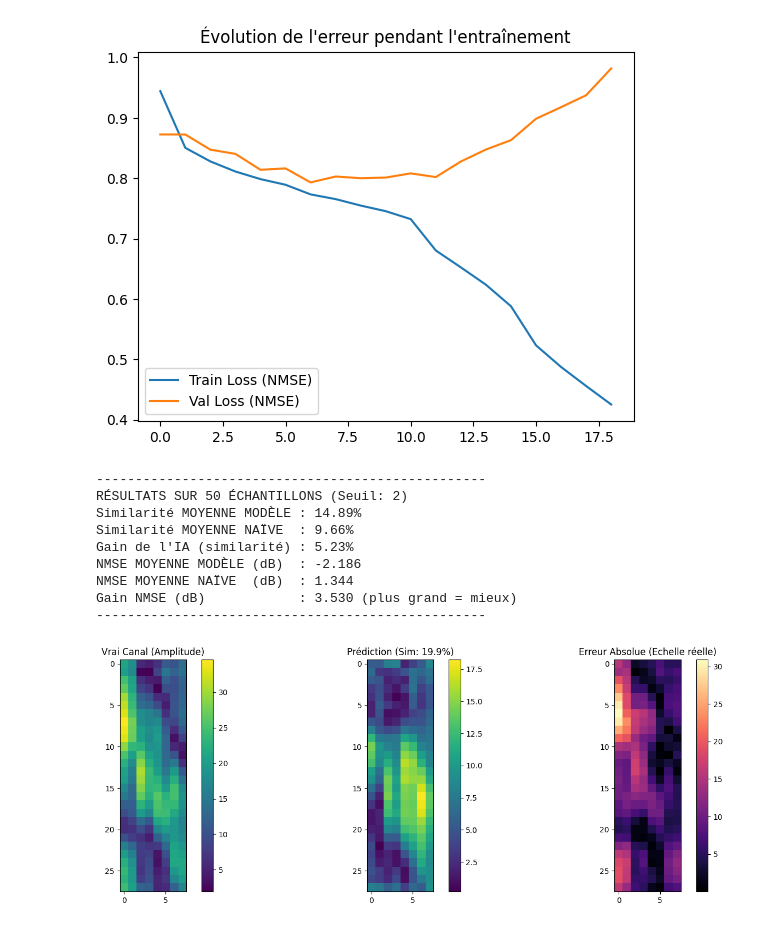
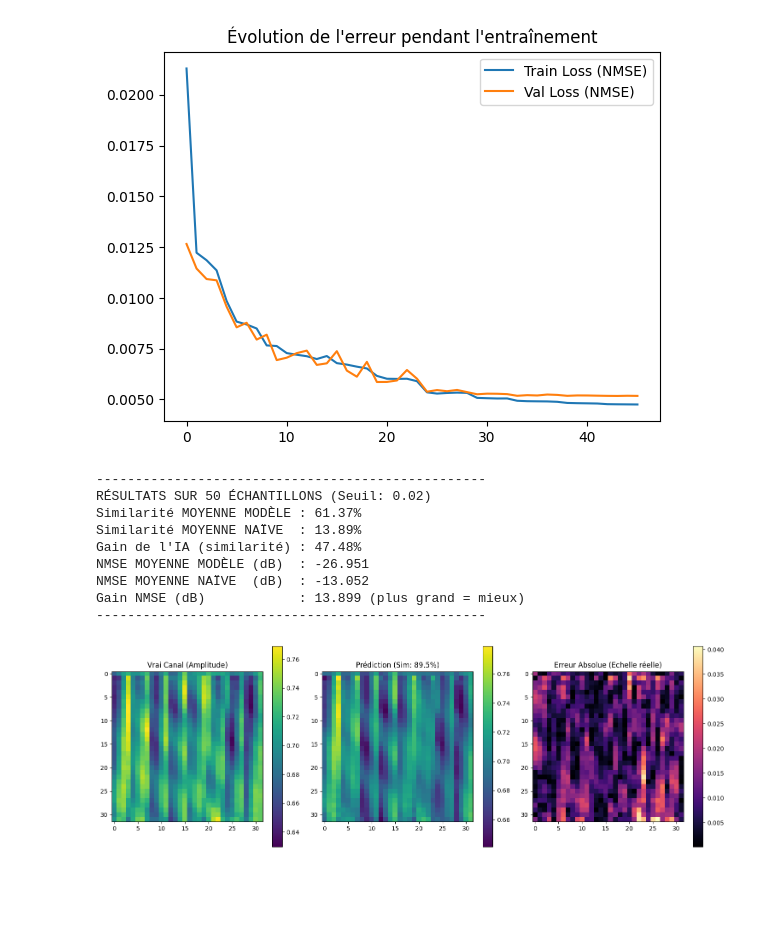
Before and after one commit to Styleflo/NokiaCSIprediction, a Jupyter notebook: model_training/CSI_DiU_Backbone_Prediction.ipynb, the cells around one changed output. Saved outputs shown, nothing was run; the diff lists cells and outputs as text; code cells hidden in the pictures; blank space fills up the shorter version.

```diff
--- a/model_training/CSI_DiU_Backbone_Prediction.ipynb
+++ b/model_training/CSI_DiU_Backbone_Prediction.ipynb
@@ -102,6 +102,6 @@ Channel stats (X_train_scaled):
 # %%
 def build_model_DiU_Backbone(seq_length=10):
-    inputs = layers.Input(shape=(seq_length, 28, 8, 2))
+    inputs = layers.Input(shape=(seq_length, 32, 32, 2))
 
     # 1. Temporal Encoder: ConvLSTM exactly as described for DiU backbone
     # 128 channels, 3x3 spatial kernel.
@@ -240,7 +244,7 @@ plt.title('Évolution de l\'erreur pendant l\'entraînement')
 plt.legend()
 plt.show()
 # %% [output]
-[figure, old version]
+[figure, new version]
 # %%
 def evaluate_results(model, X_test_scaled, X_test_real, Y_test_real, mean, std, num_samples=100, tolerance=2):
     # 1. Prédire sur les données normalisées
@@ -296,44 +300,47 @@ def evaluate_results(model, X_test_scaled, X_test_real, Y_test_real, mean, std,
     print("-" * 50)
 
     # --- Visualisation du dernier échantillon ---
     idx = num_samples - 1
     true_amp = np.sqrt(Y_test_real[idx, ..., 0]**2 + Y_test_real[idx, ..., 1]**2)
     pred_amp = np.sqrt(preds_real[idx, ..., 0]**2 + preds_real[idx, ..., 1]**2)
 
+    v_min = min(true_amp.min(), pred_amp.min())
+    v_max = max(true_amp.max(), pred_amp.max())
+
     plt.figure(figsize=(15, 5))
 
     plt.subplot(1, 3, 1)
     plt.title("Vrai Canal (Amplitude)")
-    plt.imshow(true_amp, cmap='viridis')
+    im1= plt.imshow(true_amp, cmap='viridis', vmin=v_min, vmax=v_max)
     plt.colorbar()
 
     plt.subplot(1, 3, 2)
     plt.title(f"Prédiction (Sim: {similarities_model[-1]:.1f}%)")
-    plt.imshow(pred_amp, cmap='viridis')
+    im2= plt.imshow(pred_amp, cmap='viridis', vmin=v_min, vmax=v_max)
     plt.colorbar()
 
     plt.subplot(1, 3, 3)
     plt.title("Erreur Absolue (Echelle réelle)")
     plt.imshow(np.abs(true_amp - pred_amp), cmap='magma')
     plt.colorbar()
 
     plt.tight_layout()
     plt.show()
 
     return preds_real
 
-pred = evaluate_results(model, X_test_scaled, X_test, Y_test, mean, std, num_samples=50, tolerance=2)
+pred = evaluate_results(model, X_test_scaled, X_test, Y_test, mean, std, num_samples=50, tolerance=0.02)
 # %% [output]
 --------------------------------------------------
-RÉSULTATS SUR 50 ÉCHANTILLONS (Seuil: 2)
-Similarité MOYENNE MODÈLE : 14.89%
-Similarité MOYENNE NAÏVE  : 9.66%
-Gain de l'IA (similarité) : 5.23%
-NMSE MOYENNE MODÈLE (dB)  : -2.186
-NMSE MOYENNE NAÏVE  (dB)  : 1.344
-Gain NMSE (dB)            : 3.530 (plus grand = mieux)
+RÉSULTATS SUR 50 ÉCHANTILLONS (Seuil: 0.02)
+Similarité MOYENNE MODÈLE : 61.37%
+Similarité MOYENNE NAÏVE  : 13.89%
+Gain de l'IA (similarité) : 47.48%
+NMSE MOYENNE MODÈLE (dB)  : -26.951
+NMSE MOYENNE NAÏVE  (dB)  : -13.052
+Gain NMSE (dB)            : 13.899 (plus grand = mieux)
 --------------------------------------------------
-[figure, old version]
+[figure, new version]
 # %%
 import numpy as np
 
```
Also changed, not shown: parts of 7 cells of this notebook, 4 other files.
